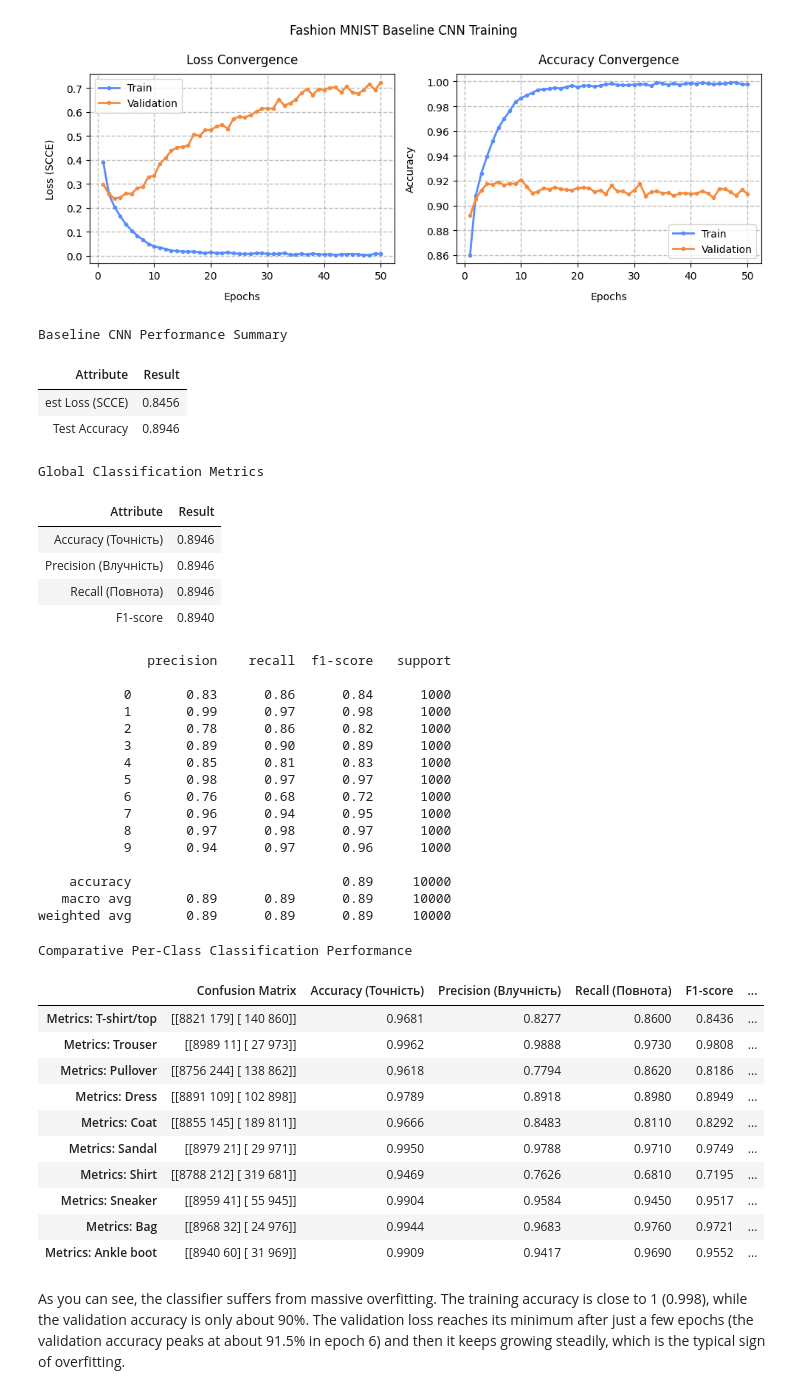
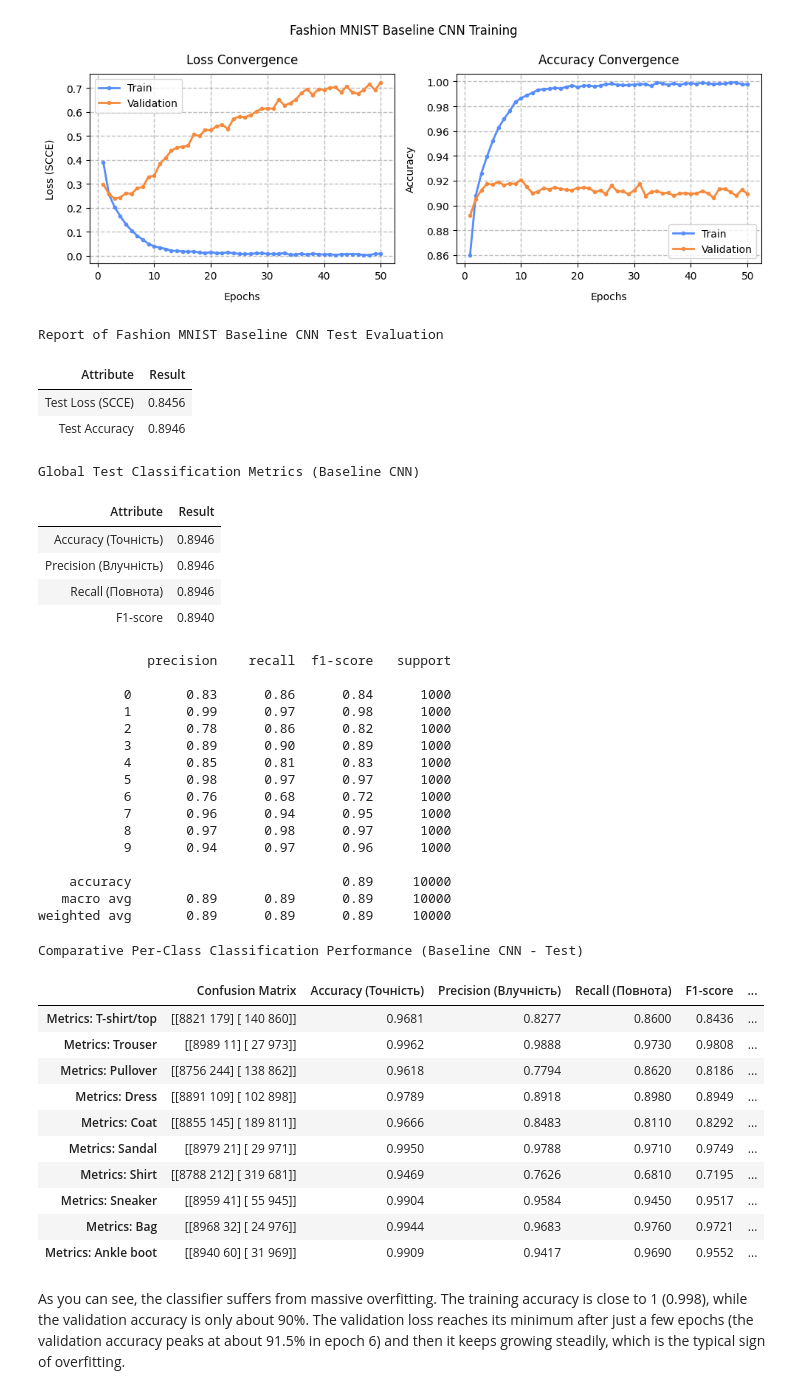
Before and after one commit to BogdanPinchuk/ComputerVision-PBY_HW15, a Jupyter notebook: Bohdan_Pinchuk_CV_HW15.ipynb, the cells around one changed output. Drawn from its saved outputs; the diff is of its cells as text; code cells hidden in the pictures.

```diff
--- a/Bohdan_Pinchuk_CV_HW15.ipynb
+++ b/Bohdan_Pinchuk_CV_HW15.ipynb
@@ -599,40 +599,40 @@ eval_y = y_test
 # Solution
 # Check the overall stats
 ev_loss, ev_accuracy = model_baseline.evaluate(eval_x, eval_y, verbose=0)
 
 rp = rpt.Reporter()
 rp.tolerance = 4
 rp.add_item("Test Loss (SCCE)", rp.format_value(ev_loss))
 rp.add_item("Test Accuracy", rp.format_value(ev_accuracy))
 
 # Compute the labels and the predictions as sparse values
 y_pred_probs = model_baseline.predict(eval_x, verbose=0, callbacks=[mn.TqdmProgressCallback()])
 y_probs = np.max(y_pred_probs, axis=1)
 y_pred = np.argmax(y_pred_probs, axis=1)
 y_true = eval_y
 
 # Compute and print the accuracy for each class
 classes_comparison = []
 for class_id, class_name in classes.items():
     y_true_binary = (y_true == class_id).astype(int)
     y_pred_binary = (y_pred == class_id).astype(int)
     y_prob_binary = y_pred_probs[:, class_id]
     # form unique report
     classes_comparison.append((f"Metrics: {class_name}",
                                mn.calc_class_metrics(y_true_binary, y_pred_binary, y_prob_binary,
                                                      is_print=False, is_charts=False)))
 
 # Print results
-rp.print_pd_report("Baseline CNN Performance Summary")
-_ = mn.calc_class_metrics(y_true, y_pred, caption="Global Classification Metrics")
+rp.print_pd_report("Report of Fashion MNIST Baseline CNN Test Evaluation")
+_ = mn.calc_class_metrics(y_true, y_pred, caption="Global Test Classification Metrics (Baseline CNN)")
 
-Reporter.print_concat_pd_reports(classes_comparison, "Comparative Per-Class Classification Performance")
+Reporter.print_concat_pd_reports(classes_comparison, "Comparative Per-Class Classification Performance (Baseline CNN - Test)")
 # %% [output]
-Baseline CNN Performance Summary
+Report of Fashion MNIST Baseline CNN Test Evaluation
 | Attribute | Result |
-| est Loss (SCCE) | 0.8456 |
+| Test Loss (SCCE) | 0.8456 |
 | Test Accuracy | 0.8946 |
-Global Classification Metrics
+Global Test Classification Metrics (Baseline CNN)
 | Attribute | Result |
 | Accuracy (Точність) | 0.8946 |
 | Precision (Влучність) | 0.8946 |
@@ -654,7 +654,7 @@ Global Classification Metrics
     accuracy                           0.89     10000
    macro avg       0.89      0.89      0.89     10000
 weighted avg       0.89      0.89      0.89     10000
-Comparative Per-Class Classification Performance
+Comparative Per-Class Classification Performance (Baseline CNN - Test)
 |  | Confusion Matrix | Accuracy (Точність) | Precision (Влучність) | Recall (Повнота) | F1-score | ... |
 | Metrics: T-shirt/top | [[8821 179] [ 140 860]] | 0.9681 | 0.8277 | 0.8600 | 0.8436 | ... |
 | Metrics: Trouser | [[8989 11] [ 27 973]] | 0.9962 | 0.9888 | 0.9730 | 0.9808 | ... |
```
Also changed, not shown: parts of 3 cells of this notebook.
